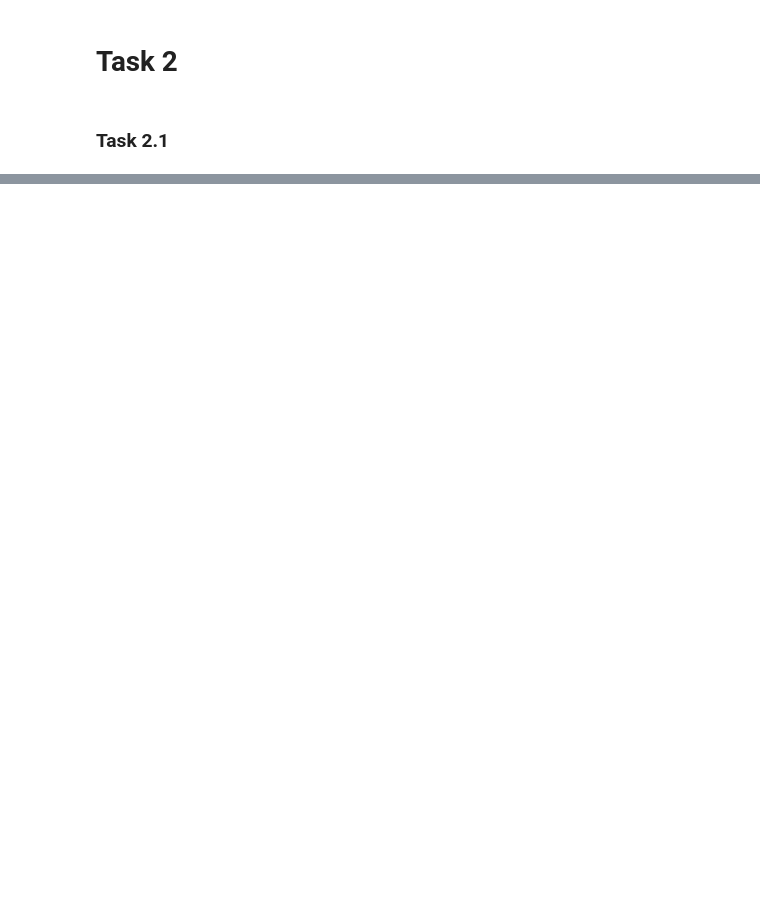
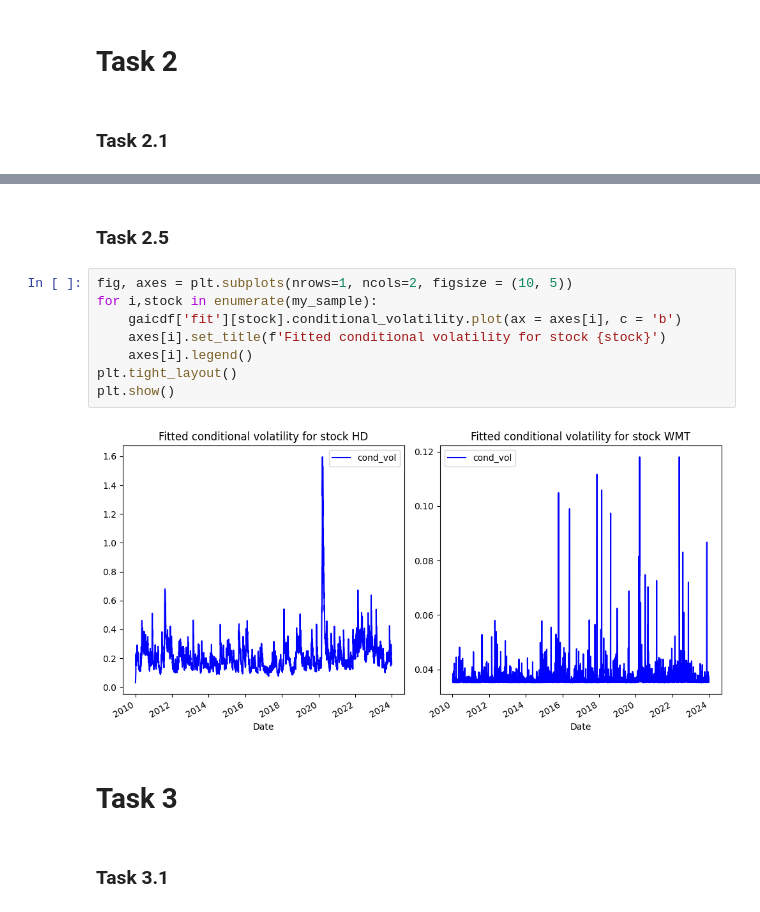
Before and after one commit to VijayaranganPR/Individual-Project, a Jupyter notebook: project.ipynb, the cells around one changed output, grey strips where cells are left out. Drawn from its saved outputs; the diff is of its cells as text; blank space fills up the shorter version.

```diff
--- a/project.ipynb
+++ b/project.ipynb
@@ -230,0 +528,16 @@ This is task 2
+# %% [markdown]
+### Task 2.5
+# %%
+fig, axes = plt.subplots(nrows=1, ncols=2, figsize = (10, 5))
+for i,stock in enumerate(my_sample):
+    gaicdf['fit'][stock].conditional_volatility.plot(ax = axes[i], c = 'b')
+    axes[i].set_title(f'Fitted conditional volatility for stock {stock}')
+    axes[i].legend()
+plt.tight_layout()
+plt.show()
+# %% [output]
+[figure, added]
+# %% [markdown]
+# Task 3
+# %% [markdown]
+### Task 3.1
```
Also changed, not shown: parts of 23 cells of this notebook.
